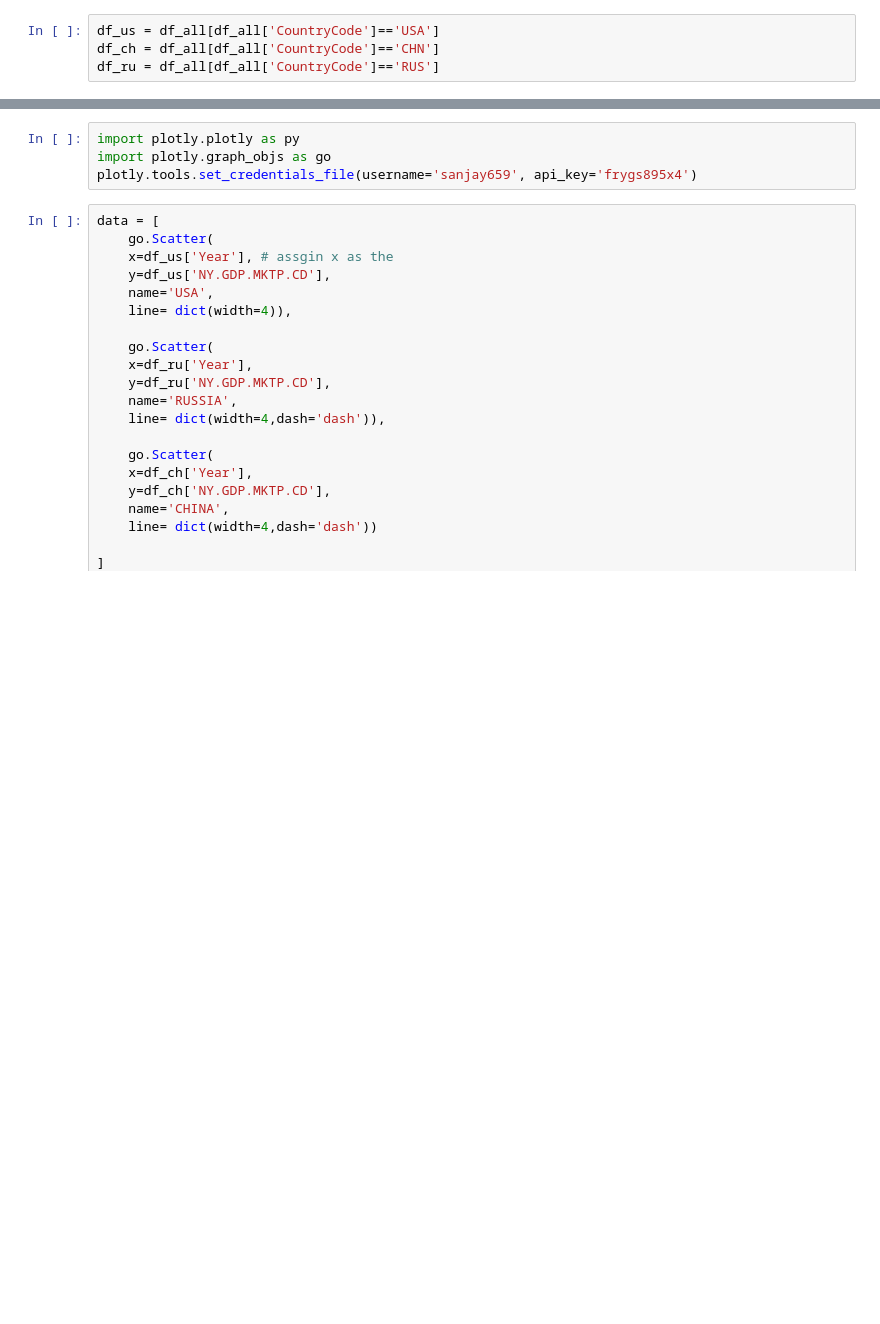
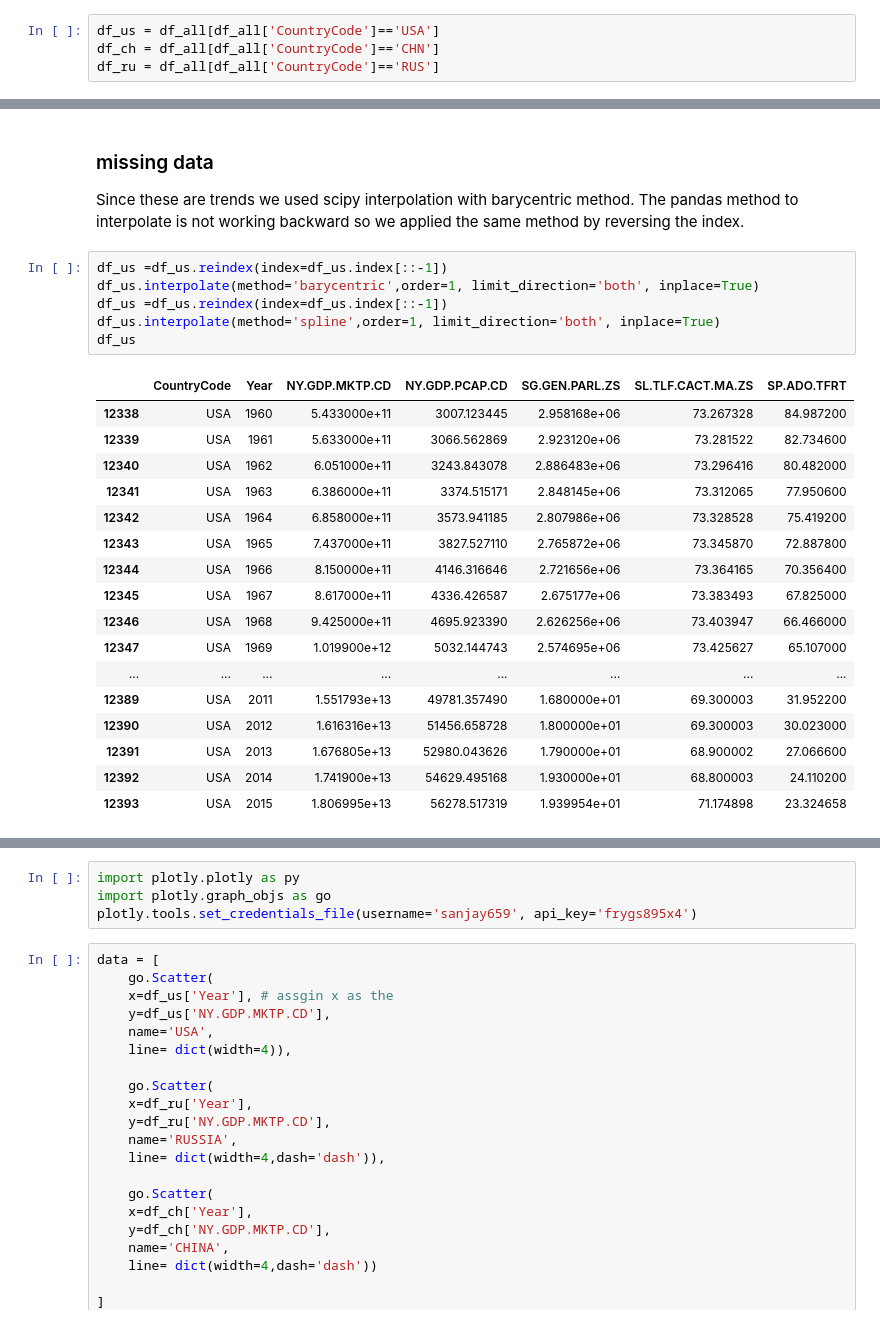
Before and after one commit to sanjayj/SMUMSDS2016, a Jupyter notebook: WDI_Sanjay_Plotly.ipynb, the cells around one changed output, grey strips where cells are left out. Saved outputs shown, nothing was run; the diff lists cells and outputs as text; blank space fills up the shorter version.

Commit message:
filled missing values for 3 countries

```diff
--- a/WDI_Sanjay_Plotly.ipynb
+++ b/WDI_Sanjay_Plotly.ipynb
@@ -54,0 +77,27 @@ df_ru = df_all[df_all['CountryCode']=='RUS']
+# %% [markdown]
+### missing data
+Since these are trends we used scipy interpolation with barycentric method. The pandas method to interpolate is not working backward so we applied the same method by reversing the index.
+# %%
+df_us =df_us.reindex(index=df_us.index[::-1])
+df_us.interpolate(method='barycentric',order=1, limit_direction='both', inplace=True)
+df_us =df_us.reindex(index=df_us.index[::-1])
+df_us.interpolate(method='spline',order=1, limit_direction='both', inplace=True)
+df_us
+# %% [output]
+|  | CountryCode | Year | NY.GDP.MKTP.CD | NY.GDP.PCAP.CD | SG.GEN.PARL.ZS | SL.TLF.CACT.MA.ZS | SP.ADO.TFRT |
+| 12338 | USA | 1960 | 5.433000e+11 | 3007.123445 | 2.958168e+06 | 73.267328 | 84.987200 |
+| 12339 | USA | 1961 | 5.633000e+11 | 3066.562869 | 2.923120e+06 | 73.281522 | 82.734600 |
+| 12340 | USA | 1962 | 6.051000e+11 | 3243.843078 | 2.886483e+06 | 73.296416 | 80.482000 |
+| 12341 | USA | 1963 | 6.386000e+11 | 3374.515171 | 2.848145e+06 | 73.312065 | 77.950600 |
+| 12342 | USA | 1964 | 6.858000e+11 | 3573.941185 | 2.807986e+06 | 73.328528 | 75.419200 |
+| 12343 | USA | 1965 | 7.437000e+11 | 3827.527110 | 2.765872e+06 | 73.345870 | 72.887800 |
+| 12344 | USA | 1966 | 8.150000e+11 | 4146.316646 | 2.721656e+06 | 73.364165 | 70.356400 |
+| 12345 | USA | 1967 | 8.617000e+11 | 4336.426587 | 2.675177e+06 | 73.383493 | 67.825000 |
+| 12346 | USA | 1968 | 9.425000e+11 | 4695.923390 | 2.626256e+06 | 73.403947 | 66.466000 |
+| 12347 | USA | 1969 | 1.019900e+12 | 5032.144743 | 2.574695e+06 | 73.425627 | 65.107000 |
+| ... | ... | ... | ... | ... | ... | ... | ... |
+| 12389 | USA | 2011 | 1.551793e+13 | 49781.357490 | 1.680000e+01 | 69.300003 | 31.952200 |
+| 12390 | USA | 2012 | 1.616316e+13 | 51456.658728 | 1.800000e+01 | 69.300003 | 30.023000 |
+| 12391 | USA | 2013 | 1.676805e+13 | 52980.043626 | 1.790000e+01 | 68.900002 | 27.066600 |
+| 12392 | USA | 2014 | 1.741900e+13 | 54629.495168 | 1.930000e+01 | 68.800003 | 24.110200 |
+| 12393 | USA | 2015 | 1.806995e+13 | 56278.517319 | 1.939954e+01 | 71.174898 | 23.324658 |
```
Also changed, not shown: parts of 6 cells of this notebook.
